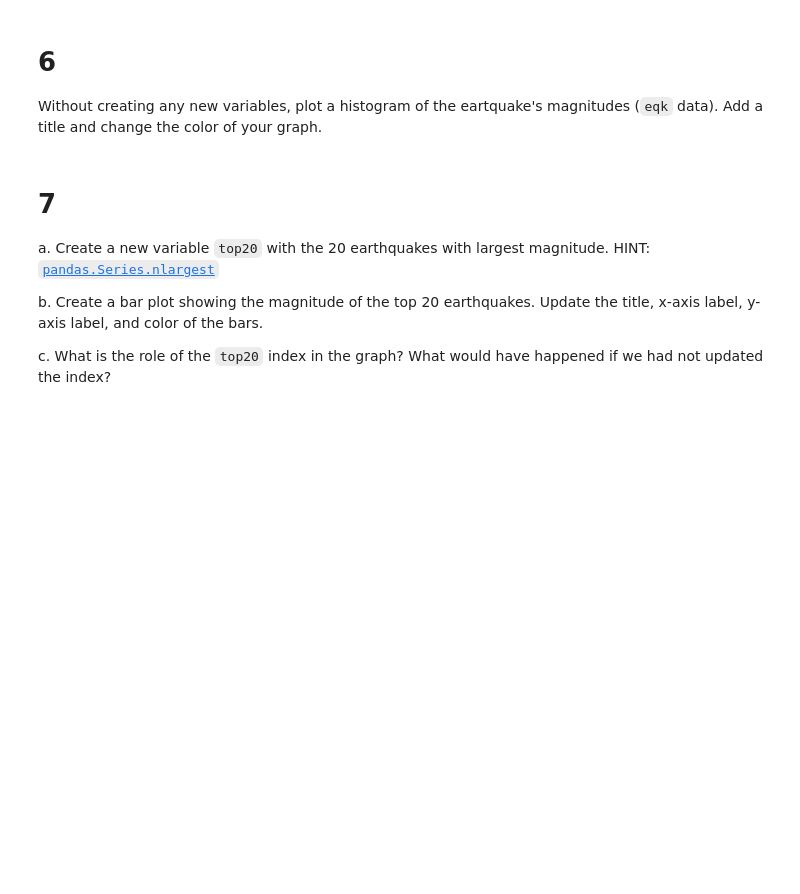
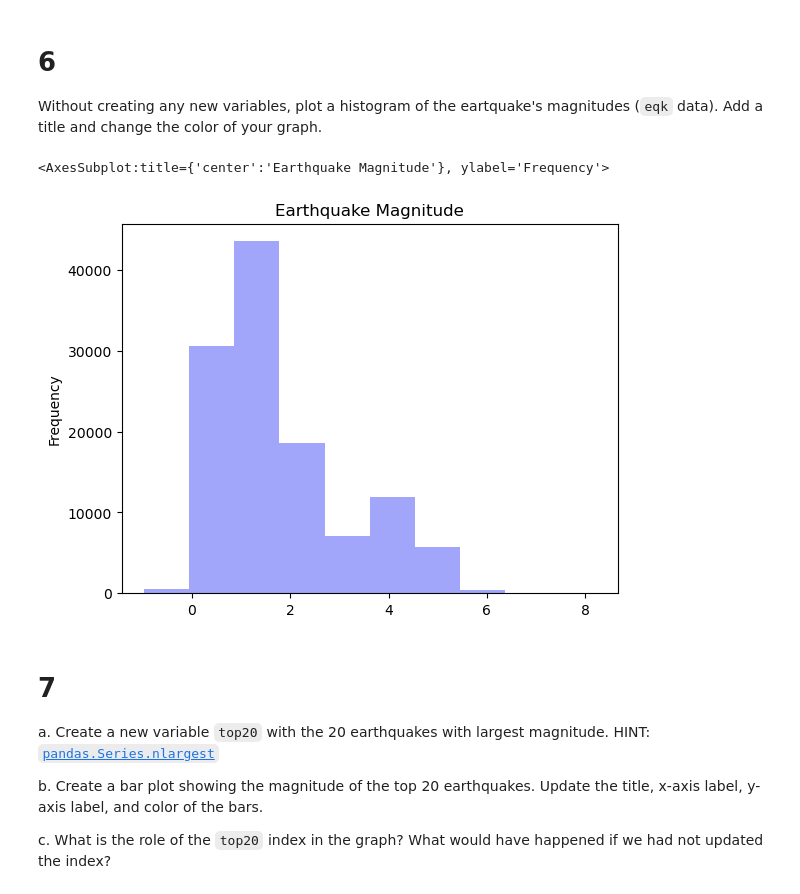
Before and after one commit to bbarajas429/eds220-hwk-1, a Jupyter notebook: hwk1-task4.ipynb, the cells around one changed output. Saved outputs shown, nothing was run; the diff lists cells and outputs as text; code cells hidden in the pictures; blank space fills up the shorter version.

```diff
--- a/hwk1-task4.ipynb
+++ b/hwk1-task4.ipynb
@@ -87,3 +90,6 @@ eqk = raw_eqk[raw_eqk['type']=='earthquake']
 eqk.type.unique()
 # %% [output]
 array(['earthquake'], dtype=object)
+# %%
+# set the index to the id column
+eqk = eqk.set_index('id')
@@ -112,3 +126,11 @@ Without creating any new variables, plot a histogram of the eartquake's magnitud
+# %%
+# plot the mag column from eqk data
+eqk.mag.plot(kind='hist', #change plot type to histogram
+            title = 'Earthquake Magnitude', # add plot title
+            color = '#A2A6FA') #change color, I used a hex code here
+# %% [output]
+<AxesSubplot:title={'center':'Earthquake Magnitude'}, ylabel='Frequency'>
+[figure, added]
 # %% [markdown]
 # 7
 
```
Also changed, not shown: parts of 10 cells of this notebook.
